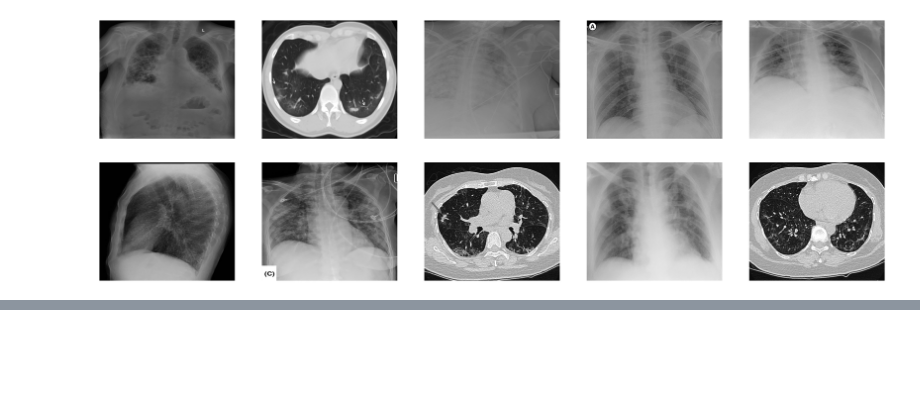
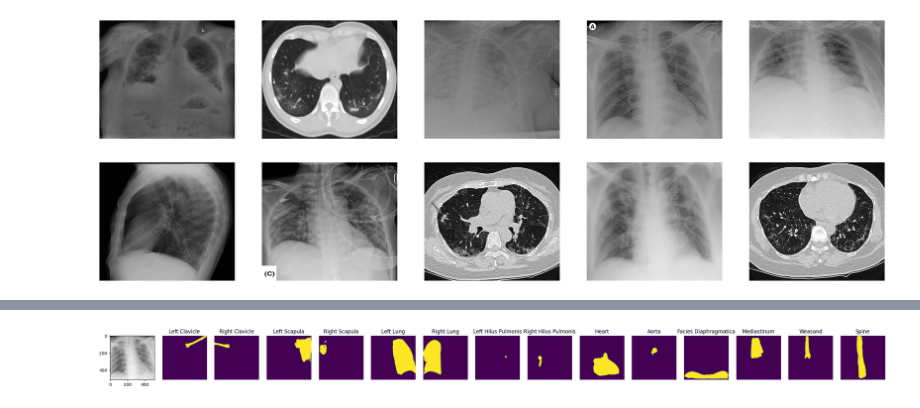
Before and after one commit to gauravsharans/202_Finals, a Jupyter notebook: lung_segmentation.ipynb, the cells around one changed output, grey strips where cells are left out. Saved outputs shown, nothing was run; the diff lists cells and outputs as text; code cells hidden in the pictures; blank space fills up the shorter version.

```diff
--- a/lung_segmentation.ipynb
+++ b/lung_segmentation.ipynb
@@ -131,11 +174,13 @@ for pred in img_pred
 # %%
 #Sample
 plt.figure(figsize = (26,5))
 plt.subplot(1, len(model.targets) + 1, 1)
-plt.imshow(x_rays[0], cmap='gray')
+plt.imshow(x_rays[1][0], cmap='gray')
 for i in range(len(model.targets)):
     plt.subplot(1, len(model.targets) + 1, i+2)
-    plt.imshow(pred[0, i])
+    plt.imshow(img_pred[1][0, i])
     plt.title(model.targets[i])
     plt.axis('off')
 plt.tight_layout()
+# %% [output]
+[figure, added]
```
Also changed, not shown: parts of 10 cells of this notebook.
